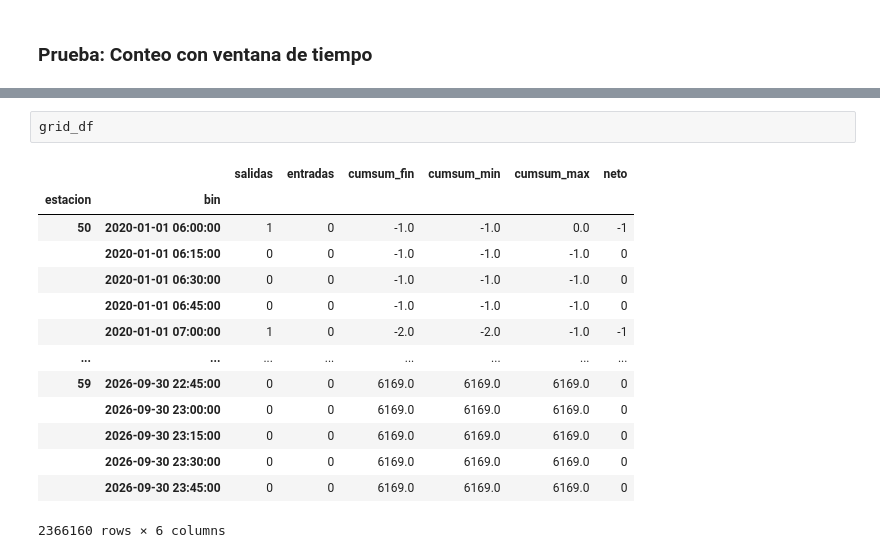
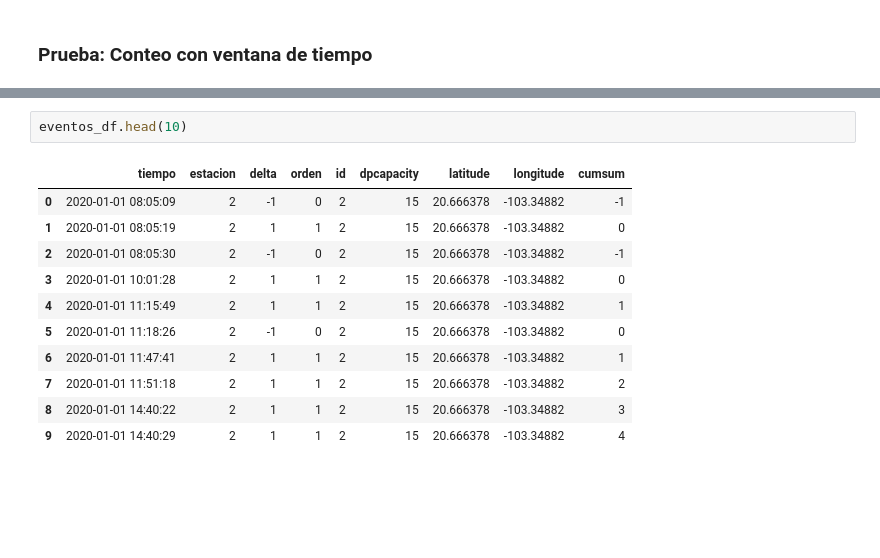
Before and after one commit to sanchezdavilaluisarturo/MLOps-ProyectoMiBici-Equipo7, a Jupyter notebook: notebooks/0.01-fat-exploracion-inicial.ipynb, the cells around one changed output, grey strips where cells are left out. Saved outputs shown, nothing was run; the diff lists cells and outputs as text; blank space fills up the shorter version.

```diff
--- a/notebooks/0.01-fat-exploracion-inicial.ipynb
+++ b/notebooks/0.01-fat-exploracion-inicial.ipynb
@@ -580,17 +454,14 @@ l0_bounds(grid_df, dpcapacity_series)
-# %%
-grid_df
-# %% [output]
-|  |  | salidas | entradas | cumsum_fin | cumsum_min | cumsum_max | neto |
-| estacion | bin |  |  |  |  |  |  |
-| 50 | 2020-01-01 06:00:00 | 1 | 0 | -1.0 | -1.0 | 0.0 | -1 |
-|  | 2020-01-01 06:15:00 | 0 | 0 | -1.0 | -1.0 | -1.0 | 0 |
-|  | 2020-01-01 06:30:00 | 0 | 0 | -1.0 | -1.0 | -1.0 | 0 |
-|  | 2020-01-01 06:45:00 | 0 | 0 | -1.0 | -1.0 | -1.0 | 0 |
-|  | 2020-01-01 07:00:00 | 1 | 0 | -2.0 | -2.0 | -1.0 | -1 |
-| ... | ... | ... | ... | ... | ... | ... | ... |
-| 59 | 2026-09-30 22:45:00 | 0 | 0 | 6169.0 | 6169.0 | 6169.0 | 0 |
-|  | 2026-09-30 23:00:00 | 0 | 0 | 6169.0 | 6169.0 | 6169.0 | 0 |
-|  | 2026-09-30 23:15:00 | 0 | 0 | 6169.0 | 6169.0 | 6169.0 | 0 |
-|  | 2026-09-30 23:30:00 | 0 | 0 | 6169.0 | 6169.0 | 6169.0 | 0 |
-|  | 2026-09-30 23:45:00 | 0 | 0 | 6169.0 | 6169.0 | 6169.0 | 0 |
-2366160 rows × 6 columns
+# %%
+eventos_df.head(10)
+# %% [output]
+|  | tiempo | estacion | delta | orden | id | dpcapacity | latitude | longitude | cumsum |
+| 0 | 2020-01-01 08:05:09 | 2 | -1 | 0 | 2 | 15 | 20.666378 | -103.34882 | -1 |
+| 1 | 2020-01-01 08:05:19 | 2 | 1 | 1 | 2 | 15 | 20.666378 | -103.34882 | 0 |
+| 2 | 2020-01-01 08:05:30 | 2 | -1 | 0 | 2 | 15 | 20.666378 | -103.34882 | -1 |
+| 3 | 2020-01-01 10:01:28 | 2 | 1 | 1 | 2 | 15 | 20.666378 | -103.34882 | 0 |
+| 4 | 2020-01-01 11:15:49 | 2 | 1 | 1 | 2 | 15 | 20.666378 | -103.34882 | 1 |
+| 5 | 2020-01-01 11:18:26 | 2 | -1 | 0 | 2 | 15 | 20.666378 | -103.34882 | 0 |
+| 6 | 2020-01-01 11:47:41 | 2 | 1 | 1 | 2 | 15 | 20.666378 | -103.34882 | 1 |
+| 7 | 2020-01-01 11:51:18 | 2 | 1 | 1 | 2 | 15 | 20.666378 | -103.34882 | 2 |
+| 8 | 2020-01-01 14:40:22 | 2 | 1 | 1 | 2 | 15 | 20.666378 | -103.34882 | 3 |
+| 9 | 2020-01-01 14:40:29 | 2 | 1 | 1 | 2 | 15 | 20.666378 | -103.34882 | 4 |
```
Also changed, not shown: parts of 29 cells of this notebook.
